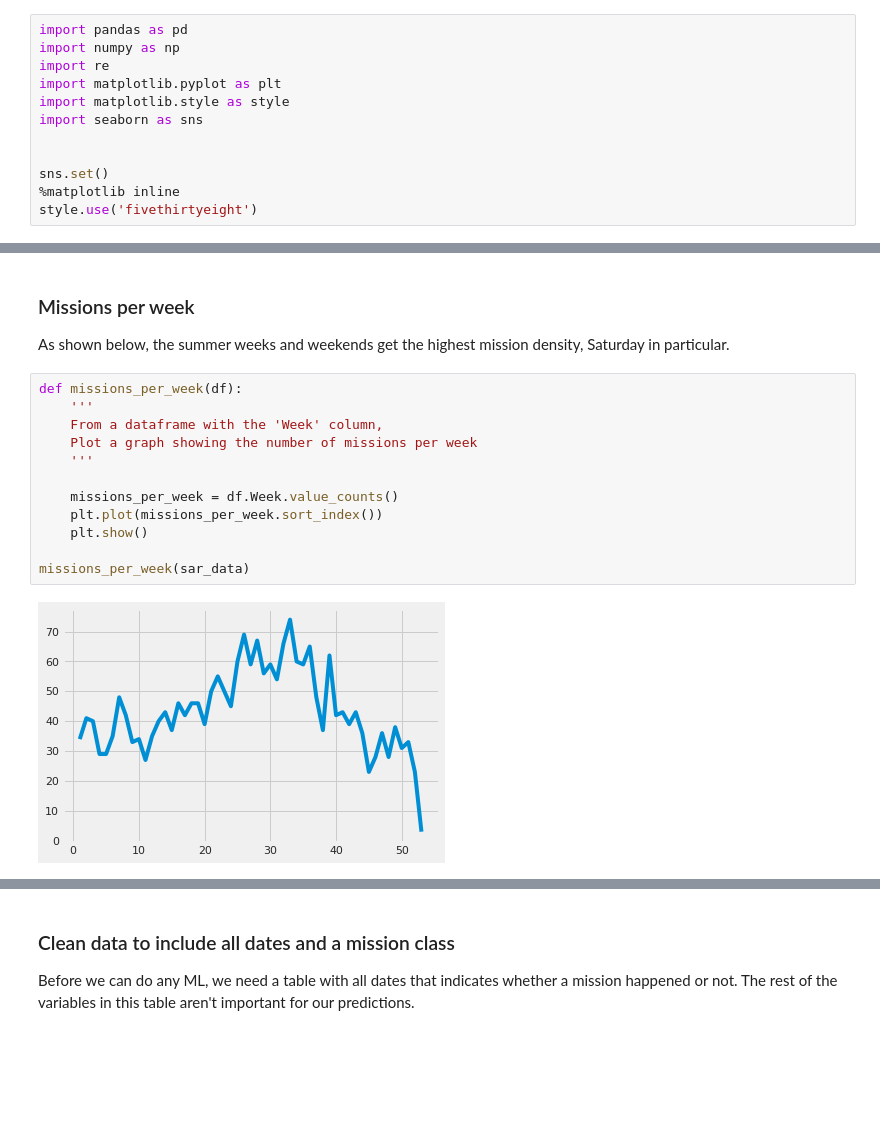
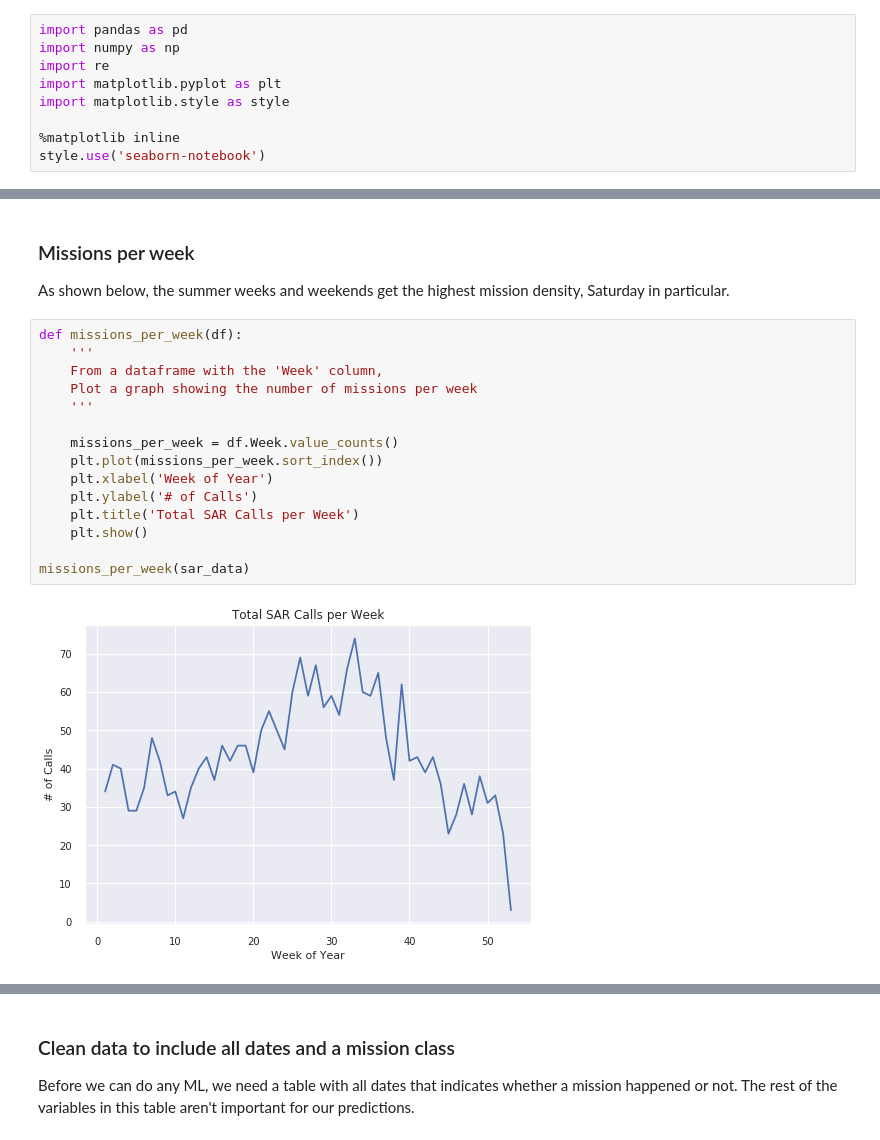
Before and after one commit to afederation/RescueForcast, a Jupyter notebook: notebooks/01-DataExploreAndClean.ipynb, the cells around one changed output, grey strips where cells are left out. Drawn from its saved outputs; the diff is of its cells as text; blank space fills up the shorter version.

```diff
--- a/notebooks/01-DataExploreAndClean.ipynb
+++ b/notebooks/01-DataExploreAndClean.ipynb
@@ -25,12 +25,9 @@ import numpy as np
 import re
 import matplotlib.pyplot as plt
 import matplotlib.style as style
-import seaborn as sns
 
-
-sns.set()
 %matplotlib inline
-style.use('fivethirtyeight')
+style.use('seaborn-notebook')
 # %%
 input_filepath = '../data/raw/'
 sar_header = ['DEM', 'date', 'responders', 'hours', 'miles']
@@ -145,17 +142,20 @@ As shown below, the summer weeks and weekends get the highest mission density, S
 # %%
 def missions_per_week(df):
     '''
     From a dataframe with the 'Week' column,
     Plot a graph showing the number of missions per week
     '''
 
     missions_per_week = df.Week.value_counts()
     plt.plot(missions_per_week.sort_index())
+    plt.xlabel('Week of Year')
+    plt.ylabel('# of Calls')
+    plt.title('Total SAR Calls per Week')
     plt.show()
 
 missions_per_week(sar_data)
 # %% [output]
-[figure, old version]
+[figure, new version]
 # %%
 missions_per_weekday = sar_data.Dayofweek.value_counts()
 plt.plot(missions_per_weekday.sort_index())
```
Also changed, not shown: parts of 6 cells of this notebook, 9 other files.
